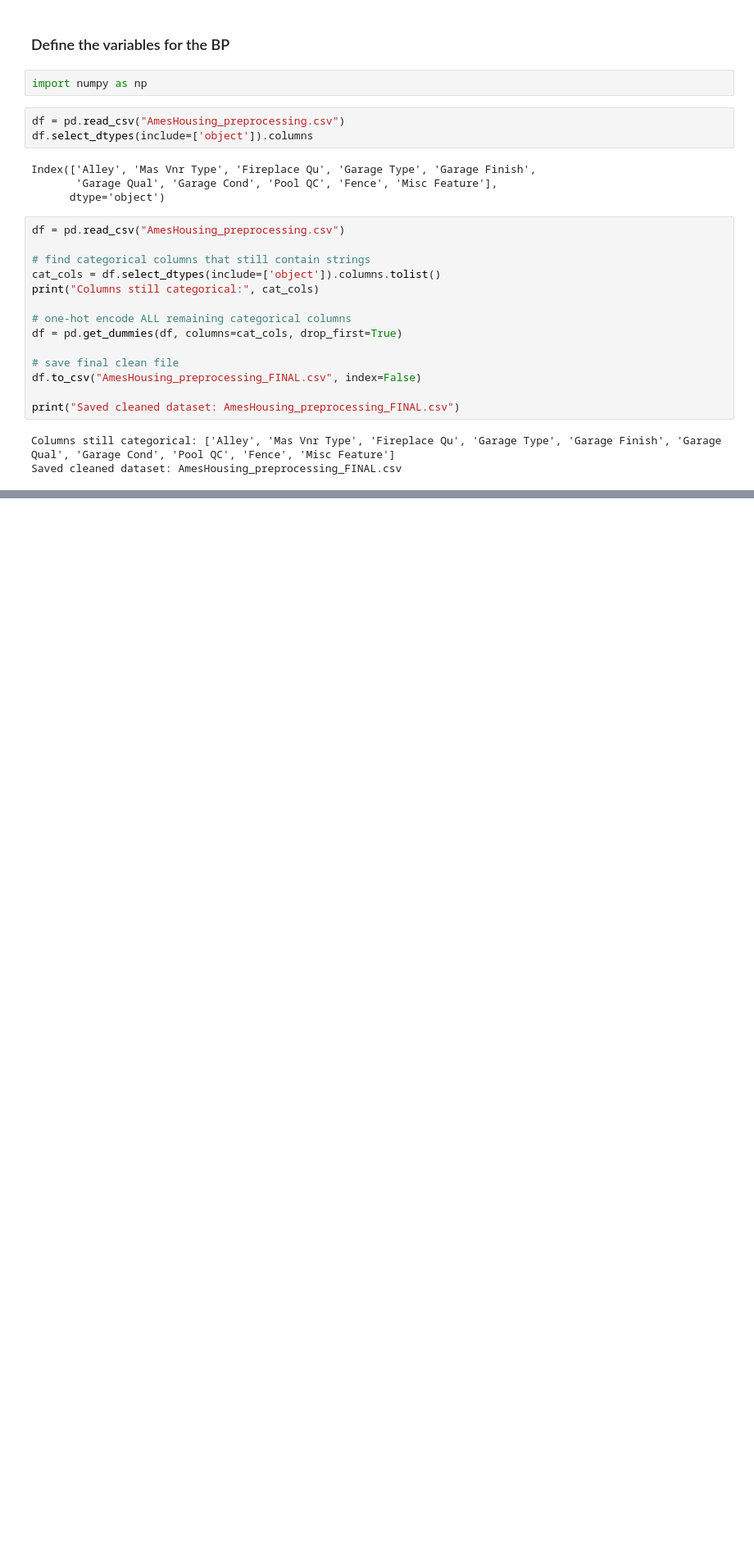
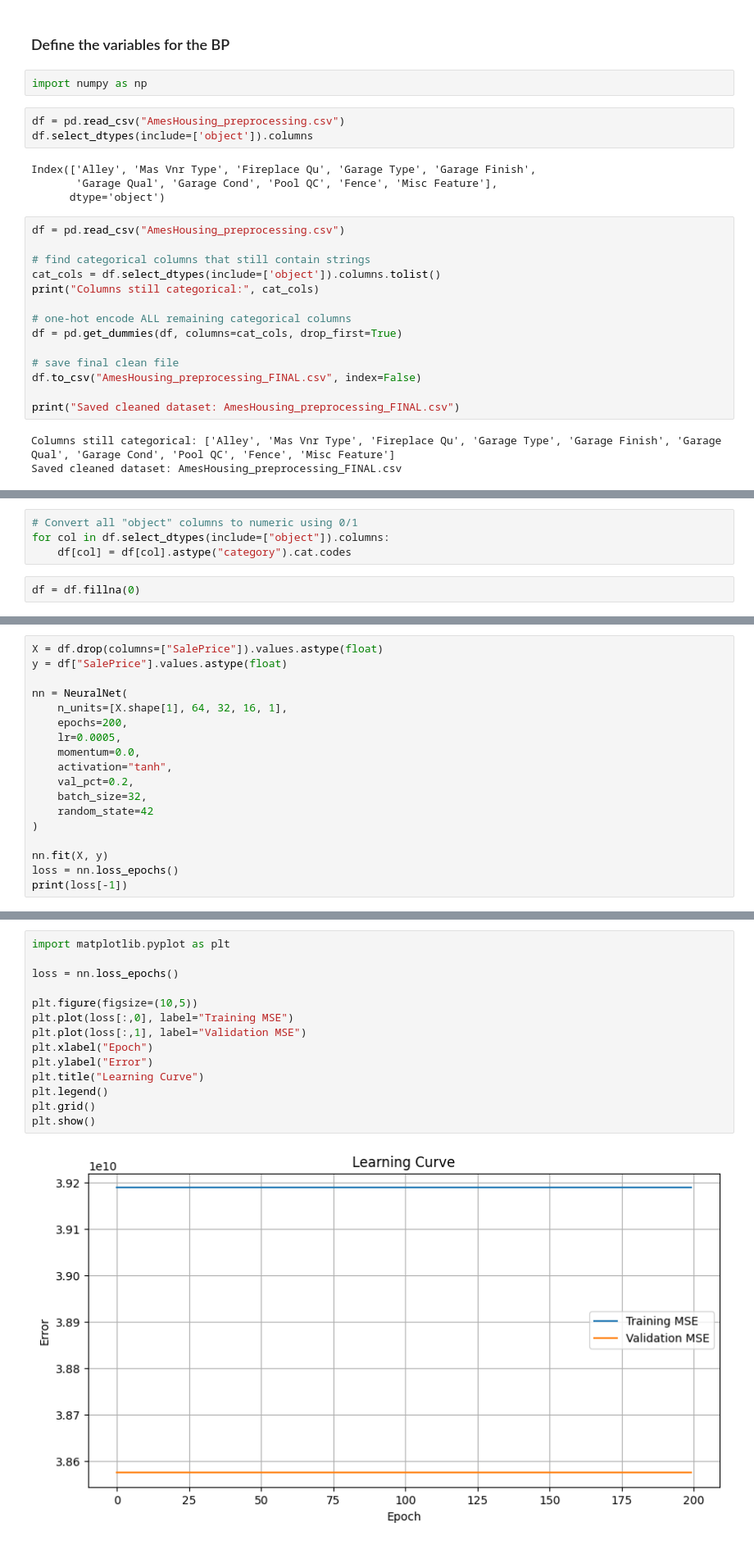
Before and after one commit to AlejandraCordero/NEC_labs, a Jupyter notebook: Activity01/activity01.ipynb, the cells around one changed output, grey strips where cells are left out. Shown at 82% size. Saved outputs shown, nothing was run; the diff lists cells and outputs as text; blank space fills up the shorter version.

```diff
--- a/Activity01/activity01.ipynb
+++ b/Activity01/activity01.ipynb
@@ -610,0 +740,6 @@ nn.fit(X, y)
+# %%
+# Convert all "object" columns to numeric using 0/1
+for col in df.select_dtypes(include=["object"]).columns:
+    df[col] = df[col].astype("category").cat.codes
+# %%
+df = df.fillna(0)
@@ -610,0 +768,18 @@ nn.fit(X, y)
+# %%
+X = df.drop(columns=["SalePrice"]).values.astype(float)
+y = df["SalePrice"].values.astype(float)
+
+nn = NeuralNet(
+    n_units=[X.shape[1], 64, 32, 16, 1],
+    epochs=200,
+    lr=0.0005,
+    momentum=0.0,
+    activation="tanh",
+    val_pct=0.2,
+    batch_size=32,
+    random_state=42
+)
+
+nn.fit(X, y)
+loss = nn.loss_epochs()
+print(loss[-1])
@@ -610,0 +795,16 @@ nn.fit(X, y)
+# %%
+import matplotlib.pyplot as plt
+
+loss = nn.loss_epochs()
+
+plt.figure(figsize=(10,5))
+plt.plot(loss[:,0], label="Training MSE")
+plt.plot(loss[:,1], label="Validation MSE")
+plt.xlabel("Epoch")
+plt.ylabel("Error")
+plt.title("Learning Curve")
+plt.legend()
+plt.grid()
+plt.show()
+# %% [output]
+[figure, added]
```
Also changed, not shown: parts of 16 cells of this notebook, 1 other file.
